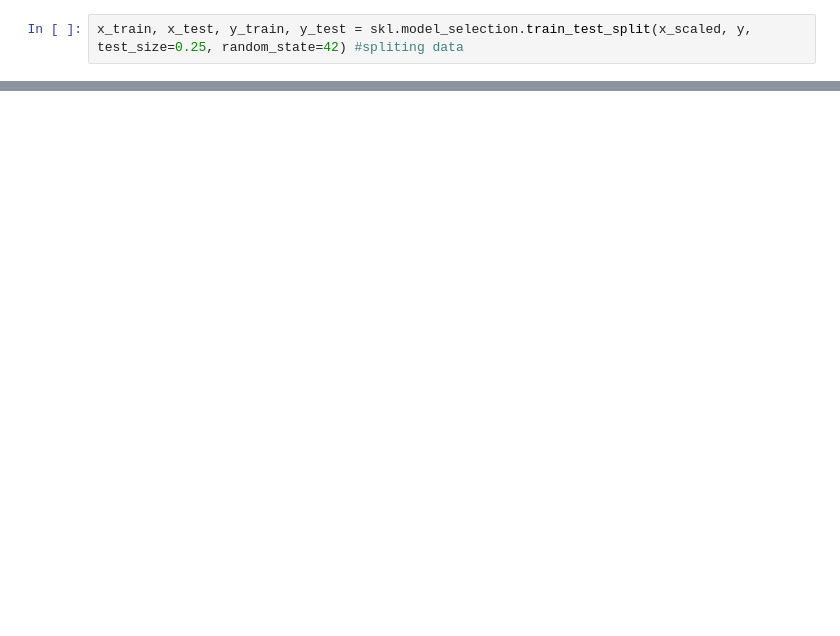
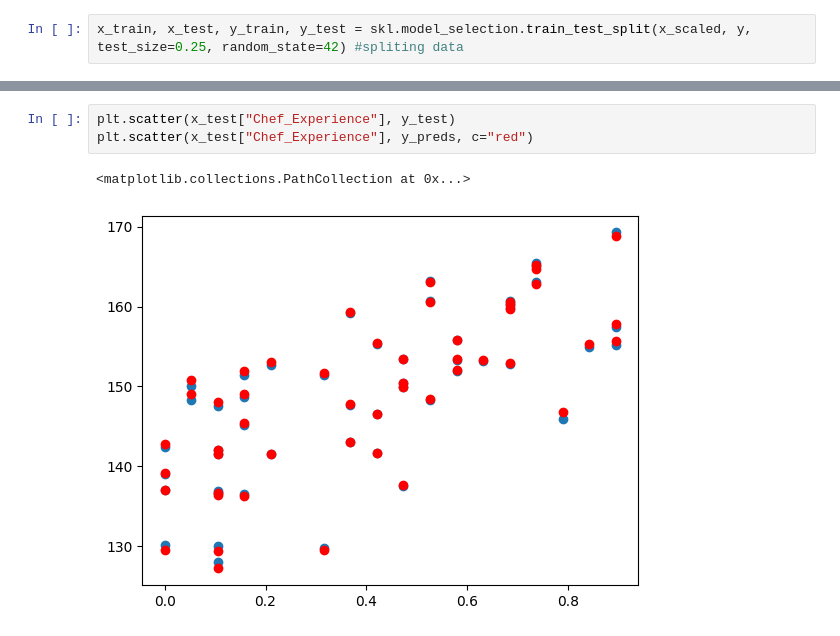
Before and after one commit to XerojUlgasan/My-Machine-Learning-Journey, a Jupyter notebook: Re-learn_linear_regression/Applying_linear_regression.ipynb, the cells around one changed output, grey strips where cells are left out. Saved outputs shown, nothing was run; the diff lists cells and outputs as text; blank space fills up the shorter version.

```diff
--- a/Re-learn_linear_regression/Applying_linear_regression.ipynb
+++ b/Re-learn_linear_regression/Applying_linear_regression.ipynb
@@ -80,0 +98,6 @@ plt.scatter(x_train["Chicken_Price"], y_preds, c="red")
+# %%
+plt.scatter(x_test["Chef_Experience"], y_test)
+plt.scatter(x_test["Chef_Experience"], y_preds, c="red")
+# %% [output]
+<matplotlib.collections.PathCollection at 0x...>
+[figure, added]
```
Also changed, not shown: parts of 6 cells of this notebook.
